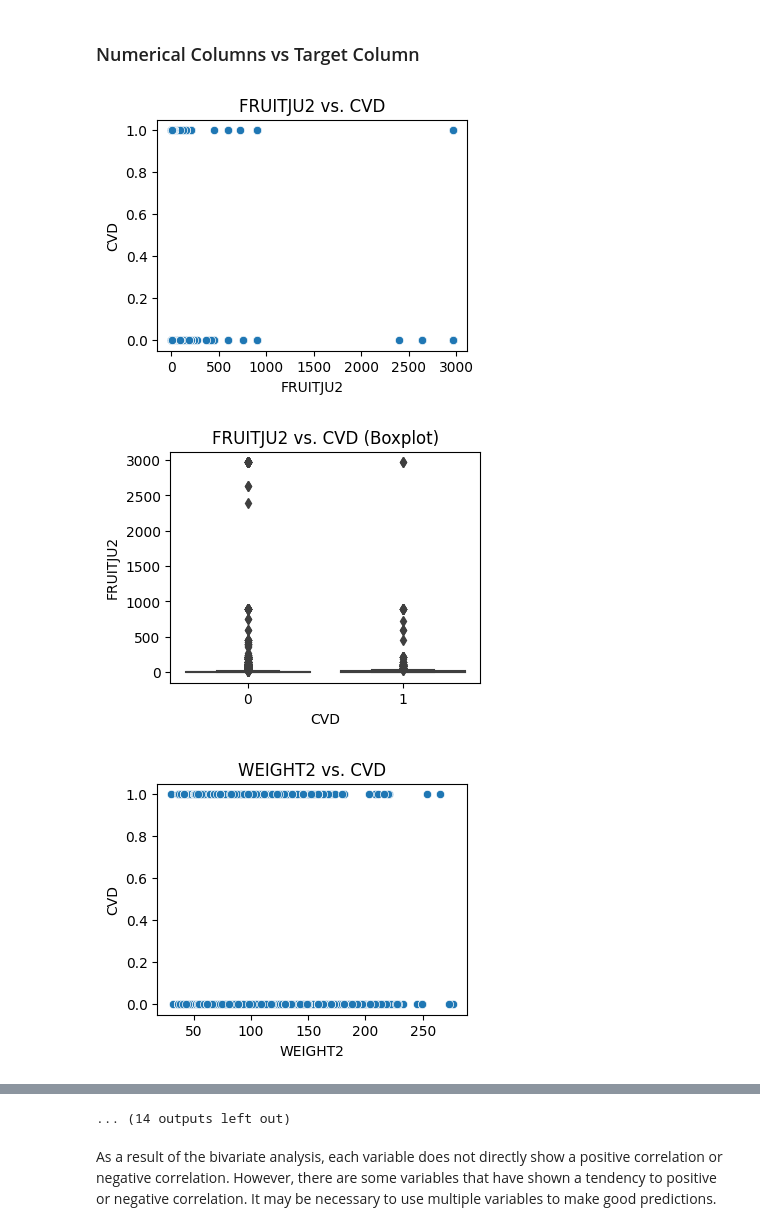
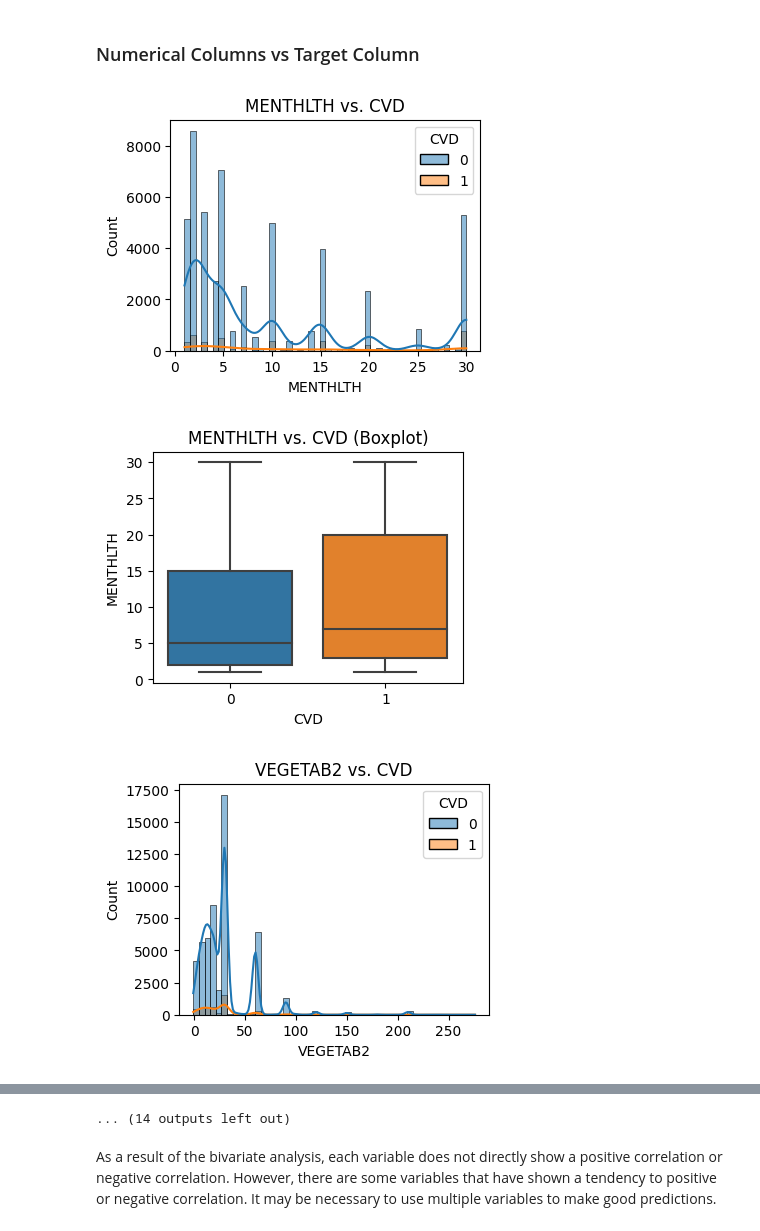
Before and after one commit to bagusrakaop/HealAssist, a Jupyter notebook: ml-workspace/training.ipynb, the cells around one changed output, grey strips where cells are left out. Drawn from its saved outputs; the diff is of its cells as text; code cells hidden in the pictures.

```diff
--- a/ml-workspace/training.ipynb
+++ b/ml-workspace/training.ipynb
@@ -627,0 +709,2 @@ Based on the histogram plot, the distribution is very uneven. For now, it will b
+# %%
+df = df[df['FVGREEN1'] <= 300]
@@ -654,0 +760,2 @@ Based on the histogram plot, the distribution is very uneven. For now, it will b
+# %%
+df = df[df['FRENCHF1'] <= 300]
@@ -681,0 +810,2 @@ Based on the histogram plot, the distribution is very uneven. For now, it will b
+# %%
+df = df[df['POTATOE1'] <= 300]
@@ -708,0 +864,2 @@ Based on the histogram plot, the distribution is very uneven. For now, it will b
+# %%
+df = df[df['VEGETAB2'] <= 300]
@@ -809,18 +973,18 @@ for cat_col in categorical_columns:
 # %%
 # Iterate over numerical columns
 for num_col in numerical_columns:
     # Numerical vs. Target
     plt.figure(figsize=(4, 3))
-    sns.scatterplot(x=num_col, y='CVD', data=df)
+    sns.histplot(x=df[num_col], hue='CVD', data=df, bins=50,kde=True)
     plt.title(f'{num_col} vs. CVD')
     plt.show()
 
     # Box plot for numerical vs. Target
     plt.figure(figsize=(4, 3))
     sns.boxplot(x='CVD', y=num_col, data=df)
     plt.title(f'{num_col} vs. CVD (Boxplot)')
     plt.show()
 # %% [output]
-[figure, old version]
+[figure, new version]
-[figure, old version]
+[figure, new version]
-[figure, old version]
+[figure, new version]
```
Also changed, not shown: parts of 75 cells of this notebook.
